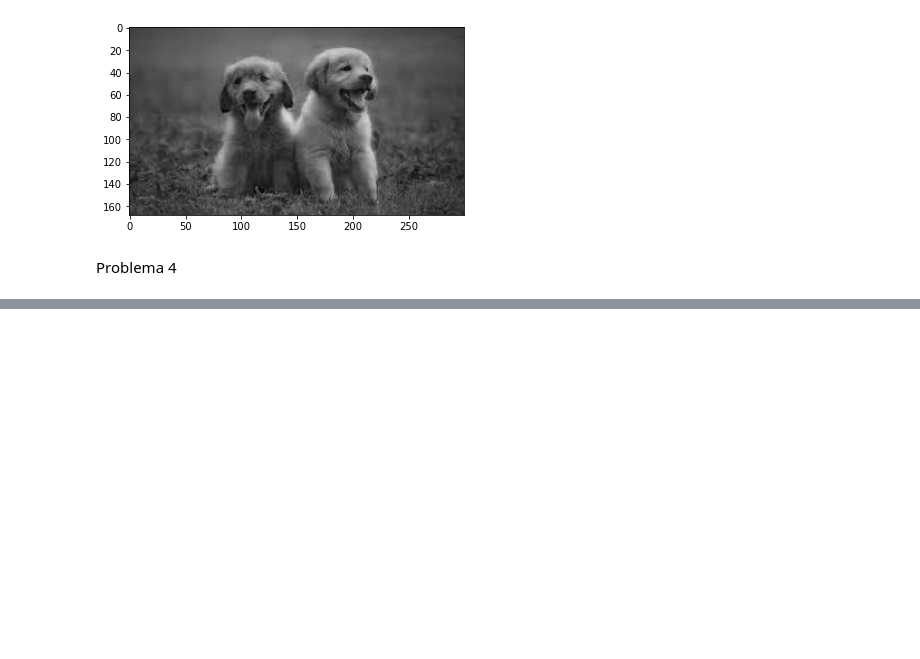
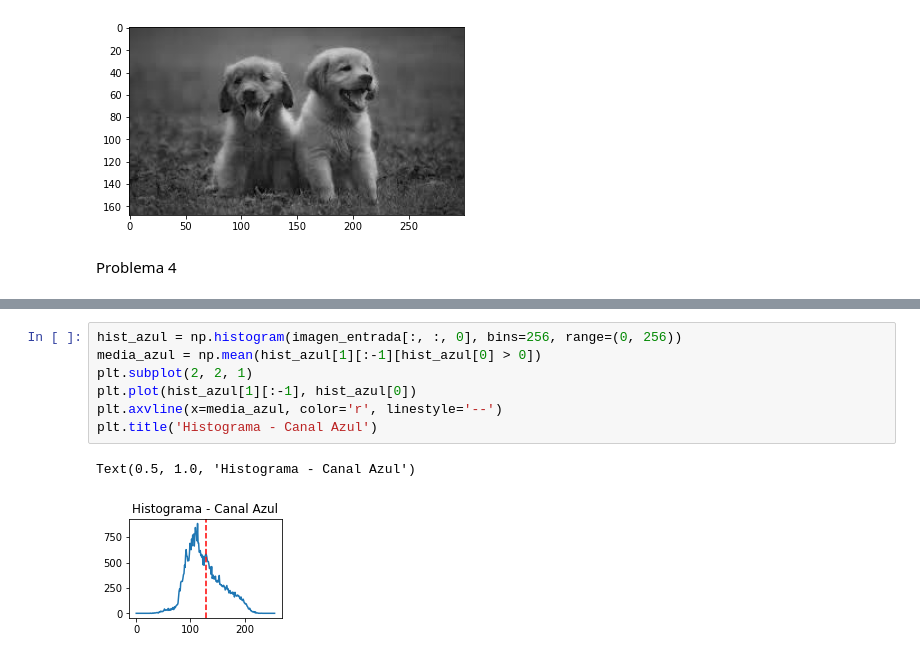
Before and after one commit to Acgonzalezt/text_mining_Image_recognition, a Jupyter notebook: Laboratorio 1.ipynb, the cells around one changed output, grey strips where cells are left out. Cells and saved outputs as stored; diff of their text form; blank space fills up the shorter version.

```diff
--- a/Laboratorio 1.ipynb
+++ b/Laboratorio 1.ipynb
@@ -196,0 +202,10 @@ Problema 4
+# %%
+hist_azul = np.histogram(imagen_entrada[:, :, 0], bins=256, range=(0, 256))
+media_azul = np.mean(hist_azul[1][:-1][hist_azul[0] > 0])
+plt.subplot(2, 2, 1)
+plt.plot(hist_azul[1][:-1], hist_azul[0])
+plt.axvline(x=media_azul, color='r', linestyle='--')
+plt.title('Histograma - Canal Azul')
+# %% [output]
+Text(0.5, 1.0, 'Histograma - Canal Azul')
+[figure, added]
```
Also changed, not shown: parts of 4 cells of this notebook.
